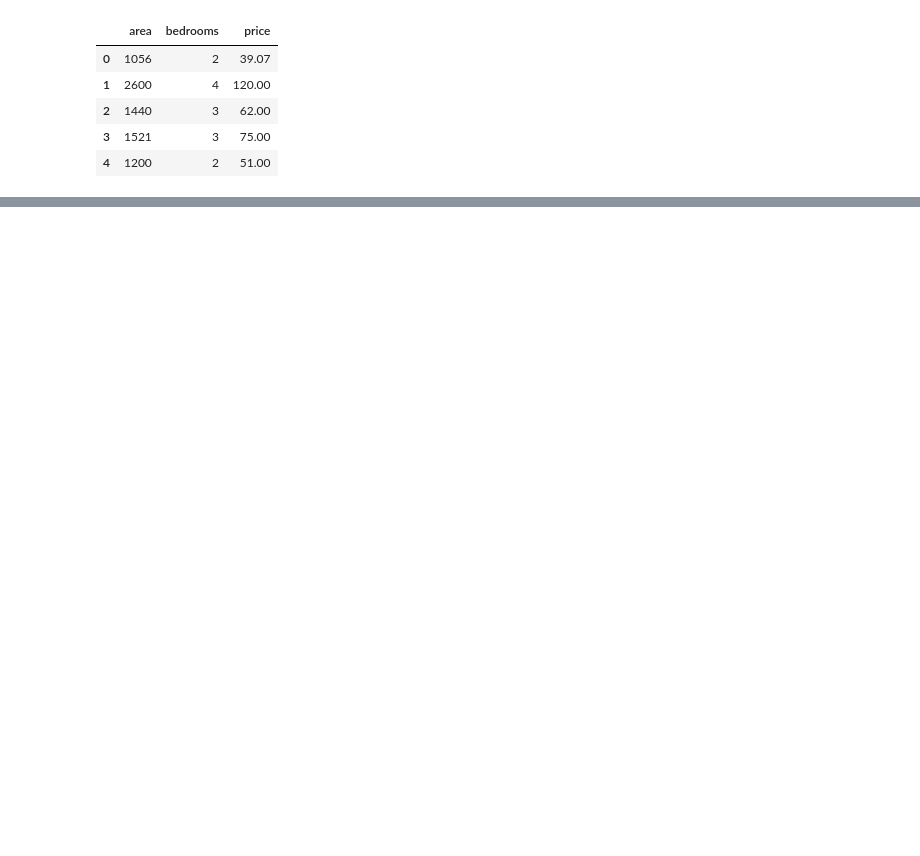
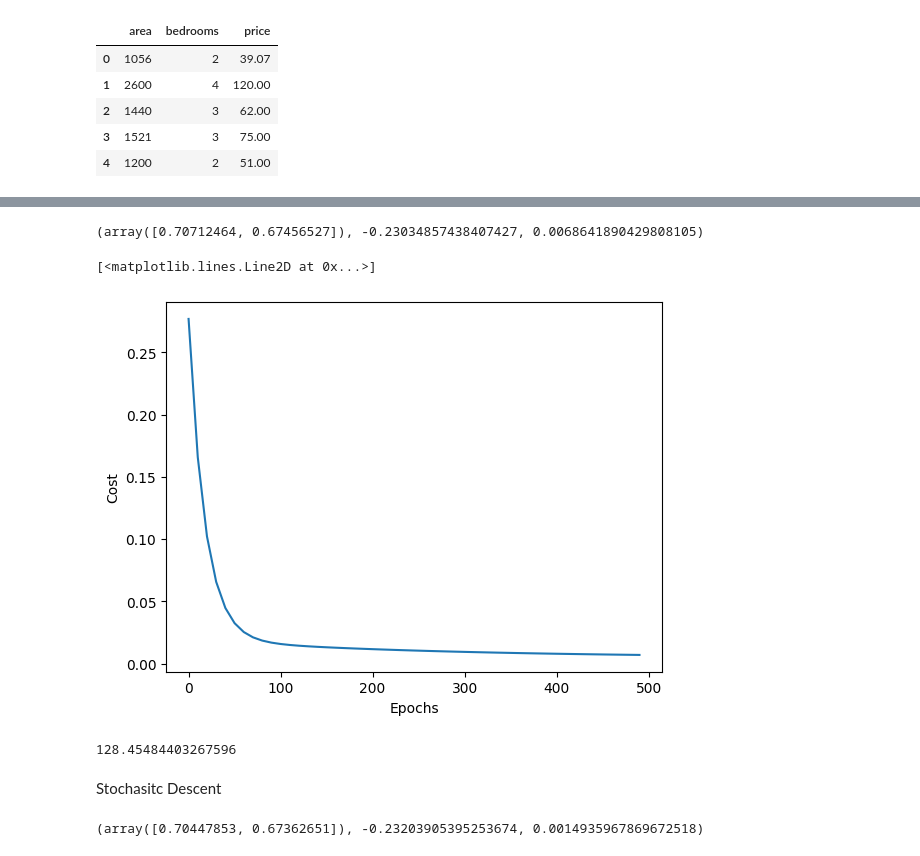
Before and after one commit to MuhammadAliyan10/Artificial-Intelligence, a Jupyter notebook: Deep Learning/Stochastic & Batch & Mini Batch Gradient Descent/Main.ipynb, the cells around one changed output, grey strips where cells are left out. Saved outputs shown, nothing was run; the diff lists cells and outputs as text; code cells hidden in the pictures; blank space fills up the shorter version.

```diff
--- a/Deep Learning/Stochastic & Batch & Mini Batch Gradient Descent/Main.ipynb
+++ b/Deep Learning/Stochastic & Batch & Mini Batch Gradient Descent/Main.ipynb
@@ -34,3 +35,34 @@ sy = preprocessing.MinMaxScaler()
 
 X_scaled = sx.fit_transform(df.drop(columns=['price'],axis='columns'))
 y_scaled = sy.fit_transform(df['price'].values.reshape(df.shape[0],1))
+# %%
+def bach_gradient_descent(x,y_true,epochs,learning_rate = 0.01):
+    number_of_features = x.shape[1]
+    w = np.ones(shape=(number_of_features))
+    b = 0
+    number_of_sample = x.shape[0]
+    cost_list=[]
+    epochs_list =[]
+    for i in range(epochs):
+        y_predicted = np.dot(w,X_scaled.T) + b
+        w_grad = -(2/number_of_sample) * (x.T.dot(y_true-y_predicted))
+        b_grad = -(2/number_of_sample) * (np.sum(y_true-y_predicted))
+        w =w - learning_rate * w_grad
+        b =b - learning_rate * b_grad
+        cost =np.mean(np.square( y_true-y_predicted ))
+        if i%10 == 0:
+            cost_list.append(cost)
+            epochs_list.append(i)
+    return w,b,cost,cost_list,epochs_list
+# %%
+w,b,cost,cost_list,epochs_list = bach_gradient_descent(X_scaled,y_scaled.reshape(y_scaled.shape[0],),500)
+w,b,cost
+# %% [output]
+(array([0.70712464, 0.67456527]), -0.23034857438407427, 0.0068641890429808105)
+# %%
+plt.xlabel("Epochs")
+plt.ylabel("Cost")
+plt.plot(epochs_list,cost_list)
+# %% [output]
+[<matplotlib.lines.Line2D at 0x...>]
+[figure, added]
@@ -36,0 +74,6 @@ y_scaled = sy.fit_transform(df['price'].values.reshape(df.shape[0],1))
+# %%
+predict(2600,4,w,b)
+# %% [output]
+128.45484403267596
+# %% [markdown]
+Stochasitc Descent
@@ -36,0 +102,5 @@ y_scaled = sy.fit_transform(df['price'].values.reshape(df.shape[0],1))
+# %%
+w_s,b_s,cost_s,cost_list_s,epochs_list_s = stochasitc_gradient_descent(X_scaled,y_scaled.reshape(y_scaled.shape[0],),10000)
+w_s,b_s,cost_s
+# %% [output]
+(array([0.70447853, 0.67362651]), -0.23203905395253674, 0.0014935967869672518)
```
Also changed, not shown: parts of 6 cells of this notebook, 4 other files.
